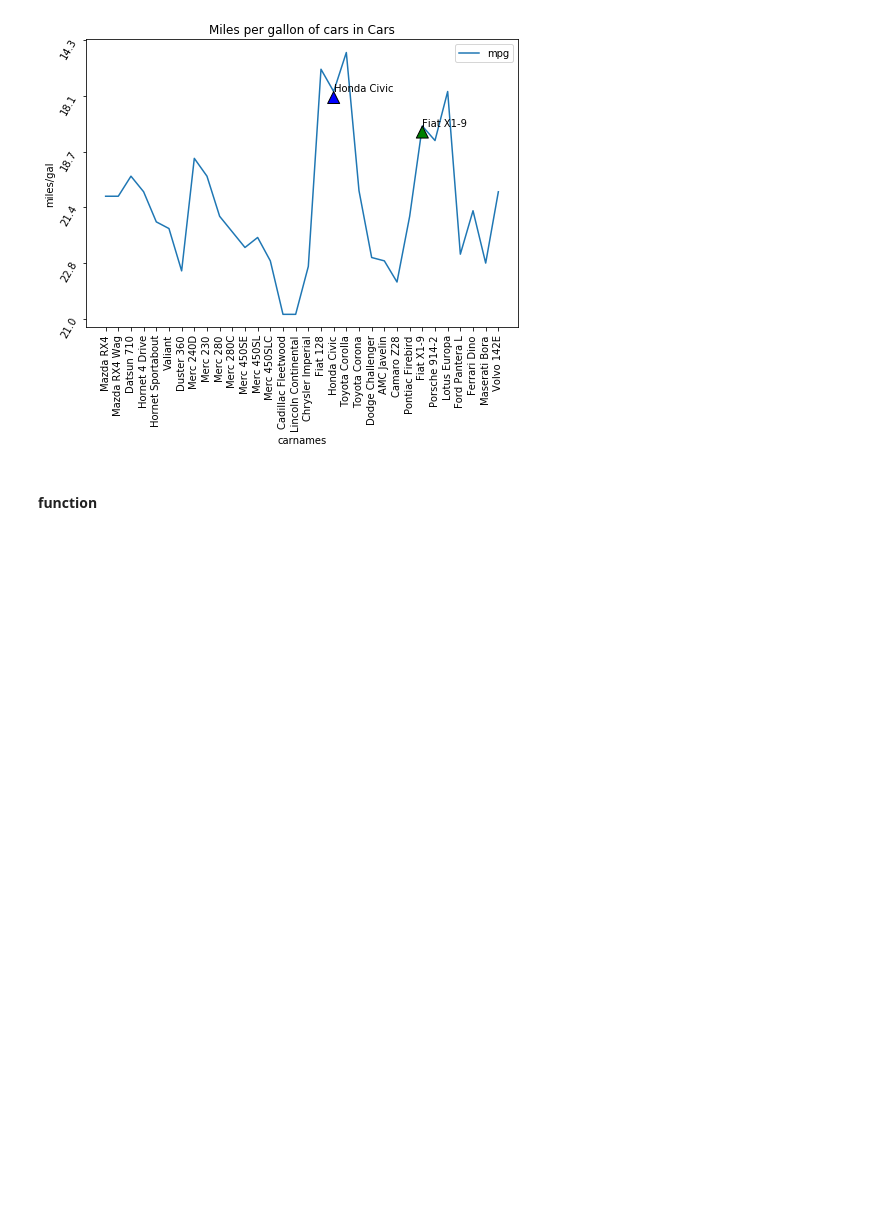
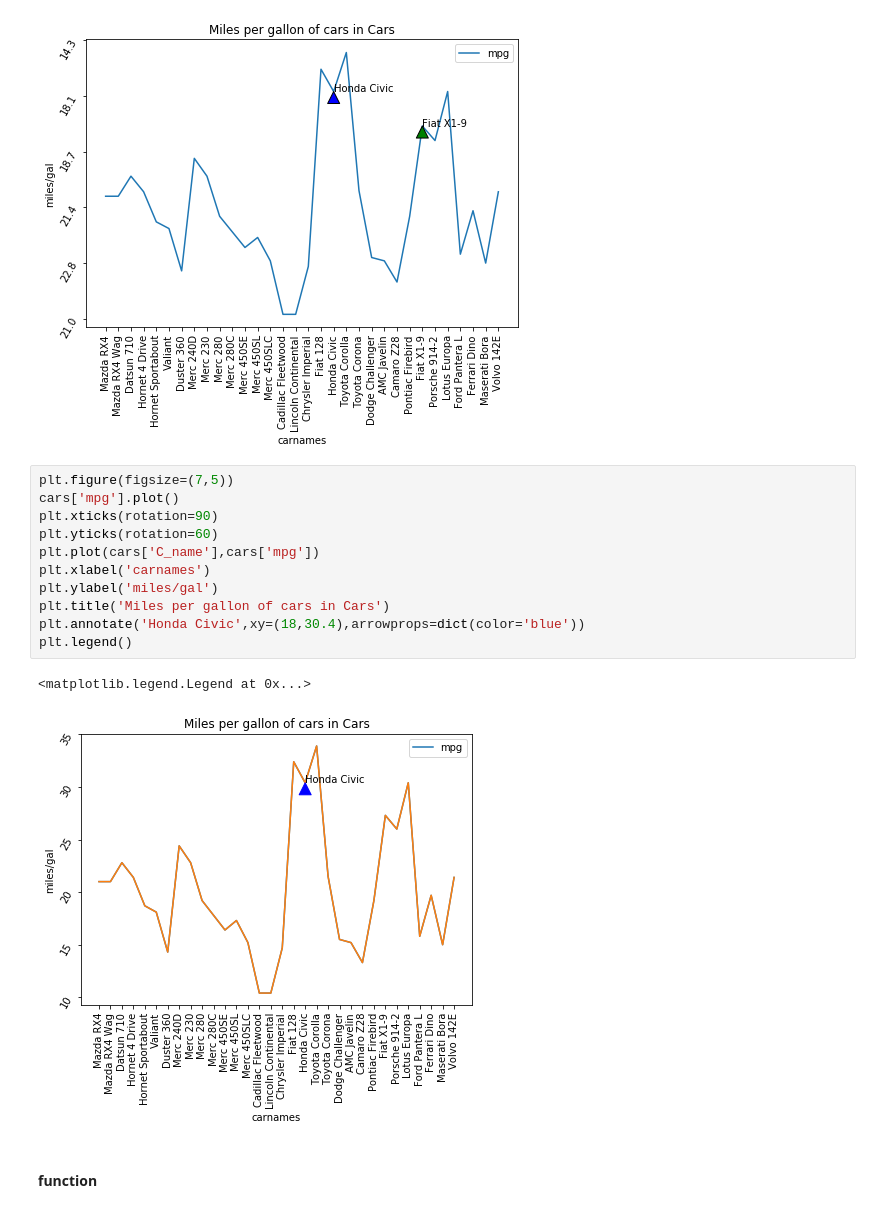
Before and after one commit to JKPradeep/DataScienceMaterial, a Jupyter notebook: 7 Library - MatplotLib Library/MatplotLib.ipynb, the cells around one changed output. Saved outputs shown, nothing was run; the diff lists cells and outputs as text; blank space fills up the shorter version.

```diff
--- a/7 Library - MatplotLib Library/MatplotLib.ipynb
+++ b/7 Library - MatplotLib Library/MatplotLib.ipynb
@@ -279,6 +282,20 @@ ax.annotate('Fiat X1-9',xy=(25,27.3),arrowprops=dict(facecolor='g'))
 # %% [output]
 Text(25, 27.3, 'Fiat X1-9')
 [figure]
+# %%
+plt.figure(figsize=(7,5))
+cars['mpg'].plot()
+plt.xticks(rotation=90)
+plt.yticks(rotation=60)
+plt.plot(cars['C_name'],cars['mpg'])
+plt.xlabel('carnames')
+plt.ylabel('miles/gal')
+plt.title('Miles per gallon of cars in Cars')
+plt.annotate('Honda Civic',xy=(18,30.4),arrowprops=dict(color='blue'))
+plt.legend()
+# %% [output]
+<matplotlib.legend.Legend at 0x...>
+[figure, added]
 # %% [markdown]
 #### function
 # %%
```
Also changed, not shown: parts of 6 cells of this notebook.
